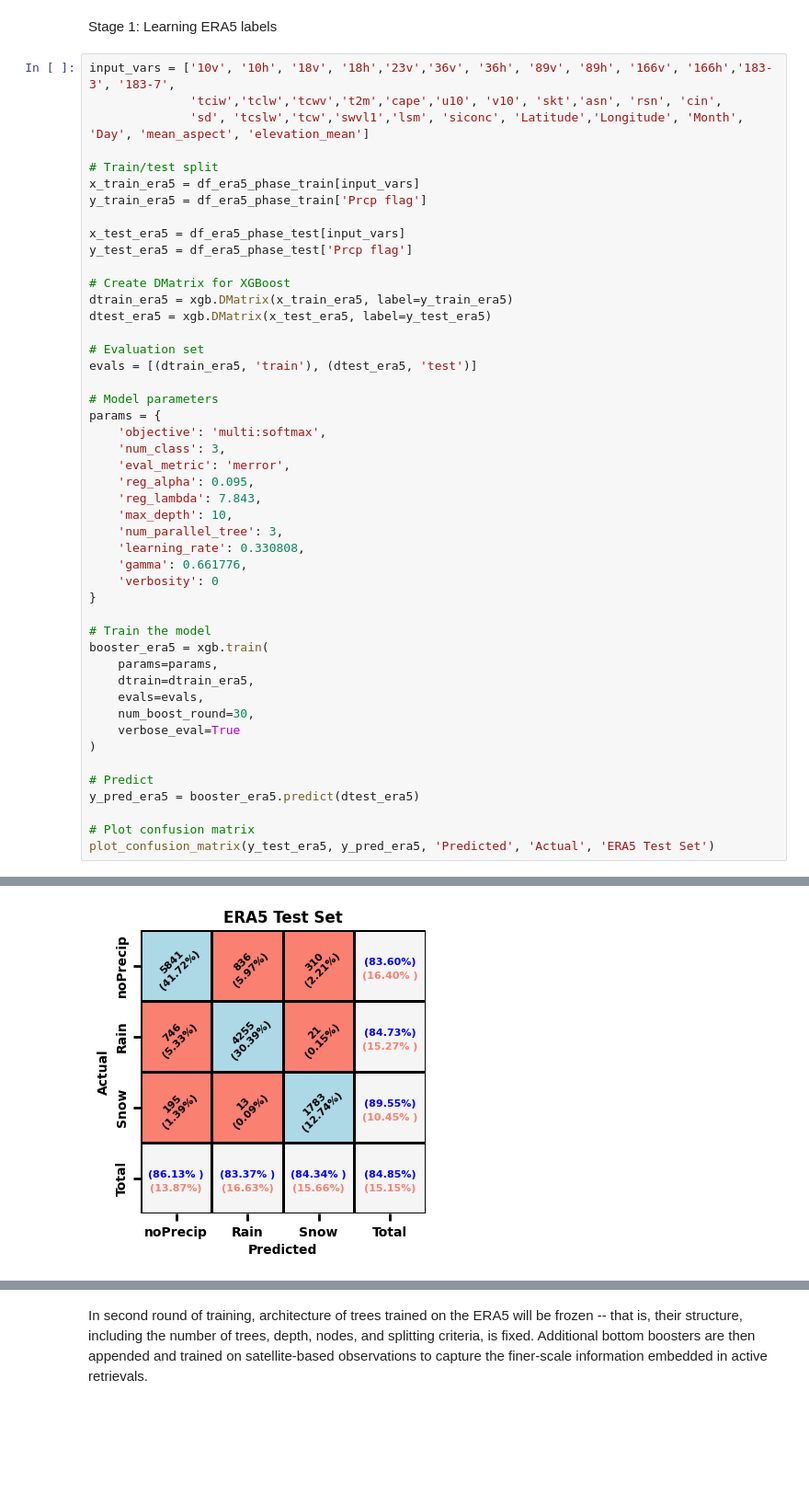
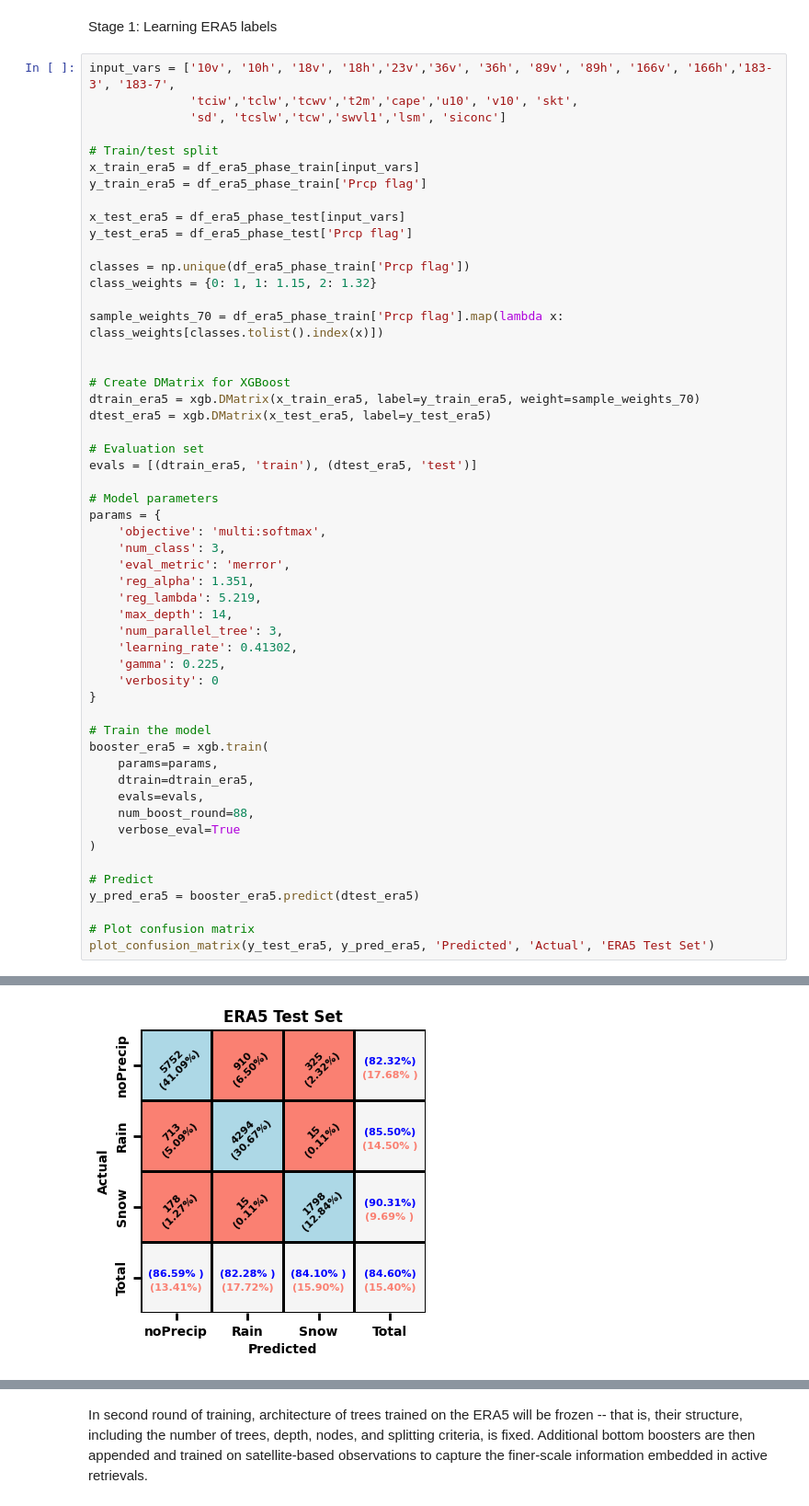
Before and after one commit to Buddha-subedi/PMWPrecip_TLP-R2S, a Jupyter notebook: TLP-R2S_demo.ipynb, the cells around one changed output, grey strips where cells are left out. Shown at 92% size. Drawn from its saved outputs; the diff is of its cells as text; blank space fills up the shorter version.

```diff
--- a/TLP-R2S_demo.ipynb
+++ b/TLP-R2S_demo.ipynb
@@ -234,8 +221,8 @@ Figure 3 displays precipitation retrievals for a snowstorm and a rainstorm obser
 Stage 1: Learning ERA5 labels
 # %%
 input_vars = ['10v', '10h', '18v', '18h','23v','36v', '36h', '89v', '89h', '166v', '166h','183-3', '183-7',
-              'tciw','tclw','tcwv','t2m','cape','u10', 'v10', 'skt','asn', 'rsn', 'cin',
-              'sd', 'tcslw','tcw','swvl1','lsm', 'siconc', 'Latitude','Longitude', 'Month', 'Day', 'mean_aspect', 'elevation_mean']
+              'tciw','tclw','tcwv','t2m','cape','u10', 'v10', 'skt',
+              'sd', 'tcslw','tcw','swvl1','lsm', 'siconc']
 
 # Train/test split
 x_train_era5 = df_era5_phase_train[input_vars]
@@ -244,8 +231,14 @@ y_train_era5 = df_era5_phase_train['Prcp flag']
 x_test_era5 = df_era5_phase_test[input_vars]
 y_test_era5 = df_era5_phase_test['Prcp flag']
 
+classes = np.unique(df_era5_phase_train['Prcp flag'])
+class_weights = {0: 1, 1: 1.15, 2: 1.32}
+
+sample_weights_70 = df_era5_phase_train['Prcp flag'].map(lambda x: class_weights[classes.tolist().index(x)])
+
+
 # Create DMatrix for XGBoost
-dtrain_era5 = xgb.DMatrix(x_train_era5, label=y_train_era5)
+dtrain_era5 = xgb.DMatrix(x_train_era5, label=y_train_era5, weight=sample_weights_70)
 dtest_era5 = xgb.DMatrix(x_test_era5, label=y_test_era5)
 
 # Evaluation set
@@ -256,12 +249,12 @@ params = {
     'objective': 'multi:softmax',
     'num_class': 3,
     'eval_metric': 'merror',
-    'reg_alpha': 0.095,
-    'reg_lambda': 7.843,
-    'max_depth': 10,
+    'reg_alpha': 1.351,
+    'reg_lambda': 5.219,
+    'max_depth': 14,
     'num_parallel_tree': 3,
-    'learning_rate': 0.330808,
-    'gamma': 0.661776,
+    'learning_rate': 0.41302,
+    'gamma': 0.225,
     'verbosity': 0
 }
 
@@ -270,7 +263,7 @@ booster_era5 = xgb.train(
     params=params,
     dtrain=dtrain_era5,
     evals=evals,
-    num_boost_round=30,
+    num_boost_round=88,
     verbose_eval=True
 )
 
@@ -300,2 +293,2 @@ plot_confusion_matrix(y_test_era5, y_pred_era5, 'Predicted', 'Actual', 'ERA5 Tes
-[figure, old version]
+[figure, new version]
 # %% [markdown]
```
Also changed, not shown: parts of 12 cells of this notebook.
